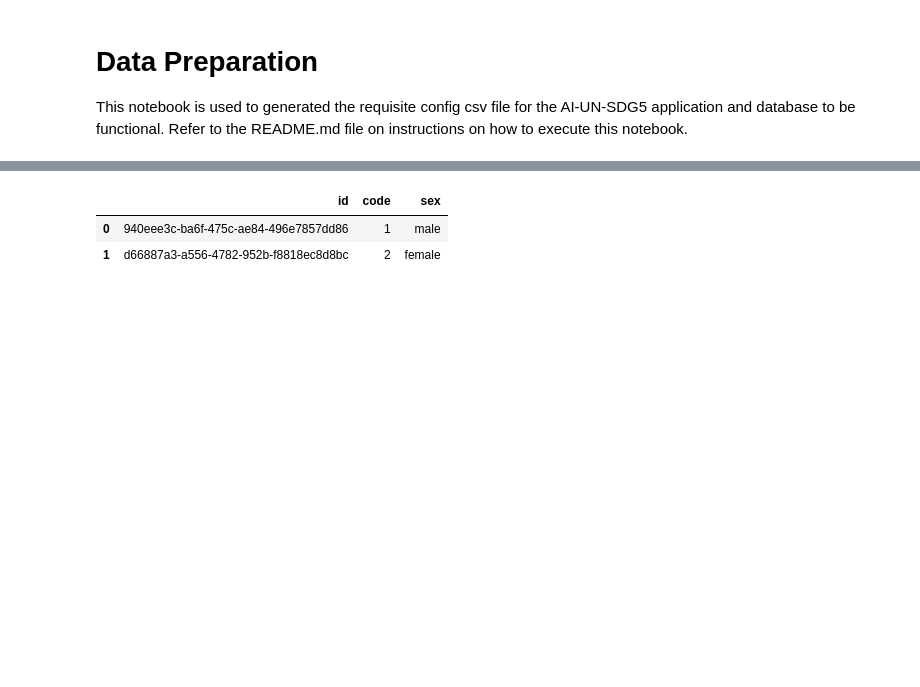
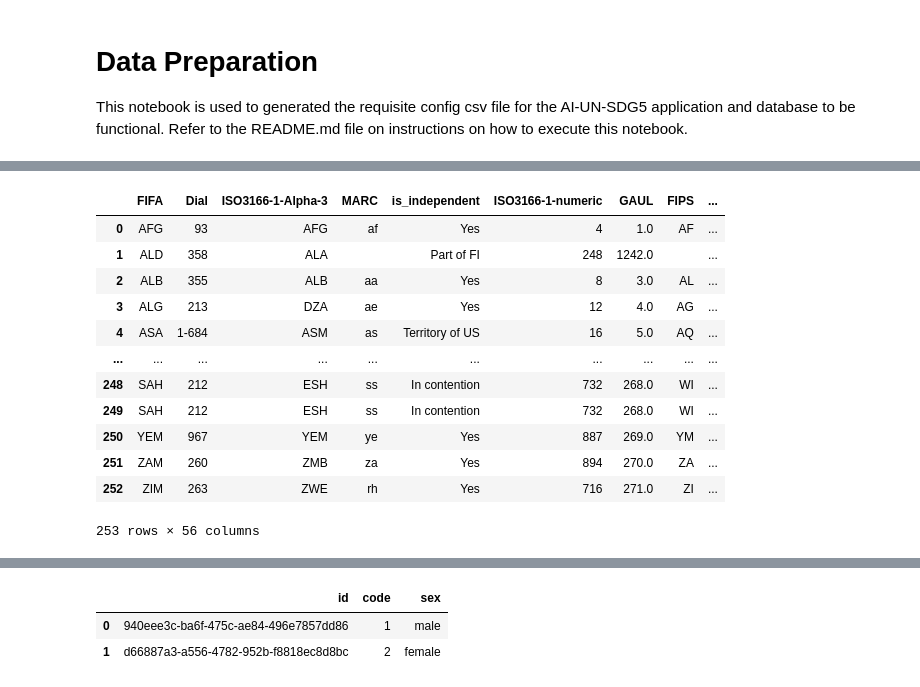
Before and after one commit to AI-UN-SDG5/AI-UN-SDG5_Data_Preparation, a Jupyter notebook: data_preparation.ipynb, the cells around one changed output, grey strips where cells are left out. Saved outputs shown, nothing was run; the diff lists cells and outputs as text; code cells hidden in the pictures; blank space fills up the shorter version.

```diff
--- a/data_preparation.ipynb
+++ b/data_preparation.ipynb
@@ -46,0 +111,19 @@ country_icons_path = "../Data/media/icons/country_flags"
+# %%
+# Get github open country codes data to get country calling codes
+open_countries_data_url ="https://raw.githubusercontent.com/datasets/country-codes/refs/heads/main/data/country-codes.csv"
+open_country_dict = pd.read_csv(open_countries_data_url)
+open_country_dict
+# %% [output]
+|  | FIFA | Dial | ISO3166-1-Alpha-3 | MARC | is_independent | ISO3166-1-numeric | GAUL | FIPS | ... |
+| 0 | AFG | 93 | AFG | af | Yes | 4 | 1.0 | AF | ... |
+| 1 | ALD | 358 | ALA |  | Part of FI | 248 | 1242.0 |  | ... |
+| 2 | ALB | 355 | ALB | aa | Yes | 8 | 3.0 | AL | ... |
+| 3 | ALG | 213 | DZA | ae | Yes | 12 | 4.0 | AG | ... |
+| 4 | ASA | 1-684 | ASM | as | Territory of US | 16 | 5.0 | AQ | ... |
+| ... | ... | ... | ... | ... | ... | ... | ... | ... | ... |
+| 248 | SAH | 212 | ESH | ss | In contention | 732 | 268.0 | WI | ... |
+| 249 | SAH | 212 | ESH | ss | In contention | 732 | 268.0 | WI | ... |
+| 250 | YEM | 967 | YEM | ye | Yes | 887 | 269.0 | YM | ... |
+| 251 | ZAM | 260 | ZMB | za | Yes | 894 | 270.0 | ZA | ... |
+| 252 | ZIM | 263 | ZWE | rh | Yes | 716 | 271.0 | ZI | ... |
+253 rows × 56 columns
```
Also changed, not shown: parts of 12 cells of this notebook, 1 other file.
